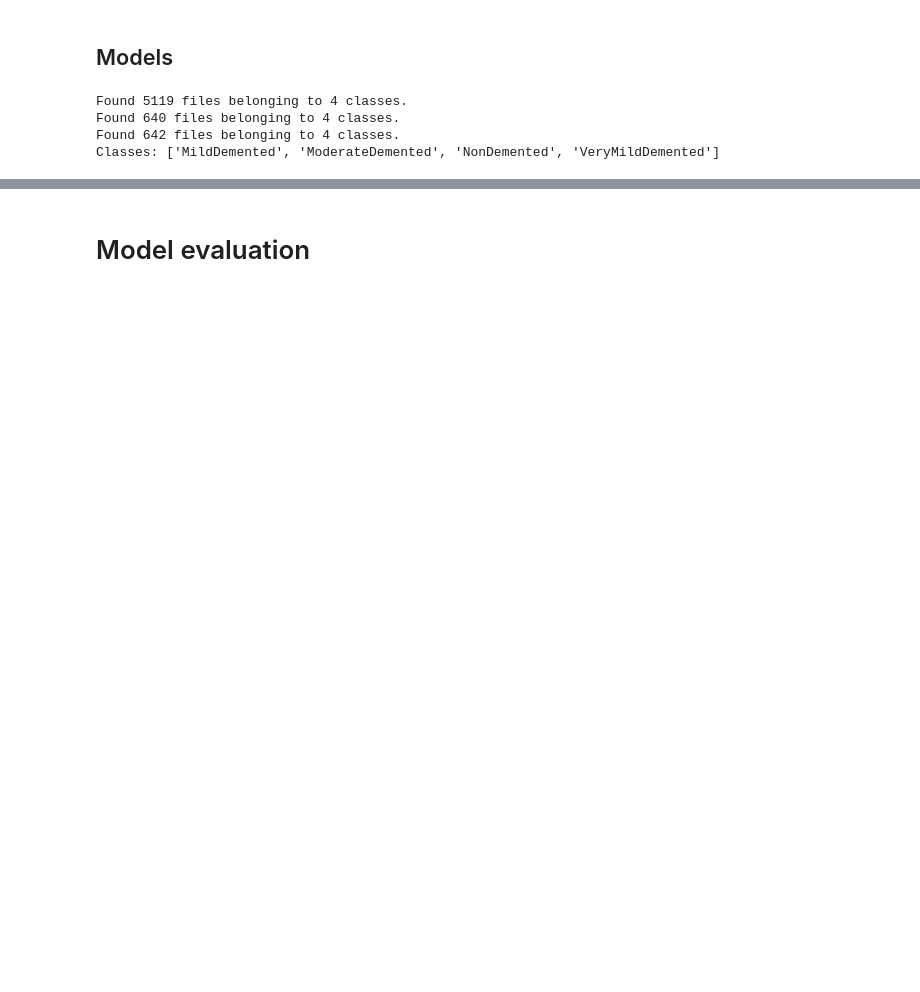
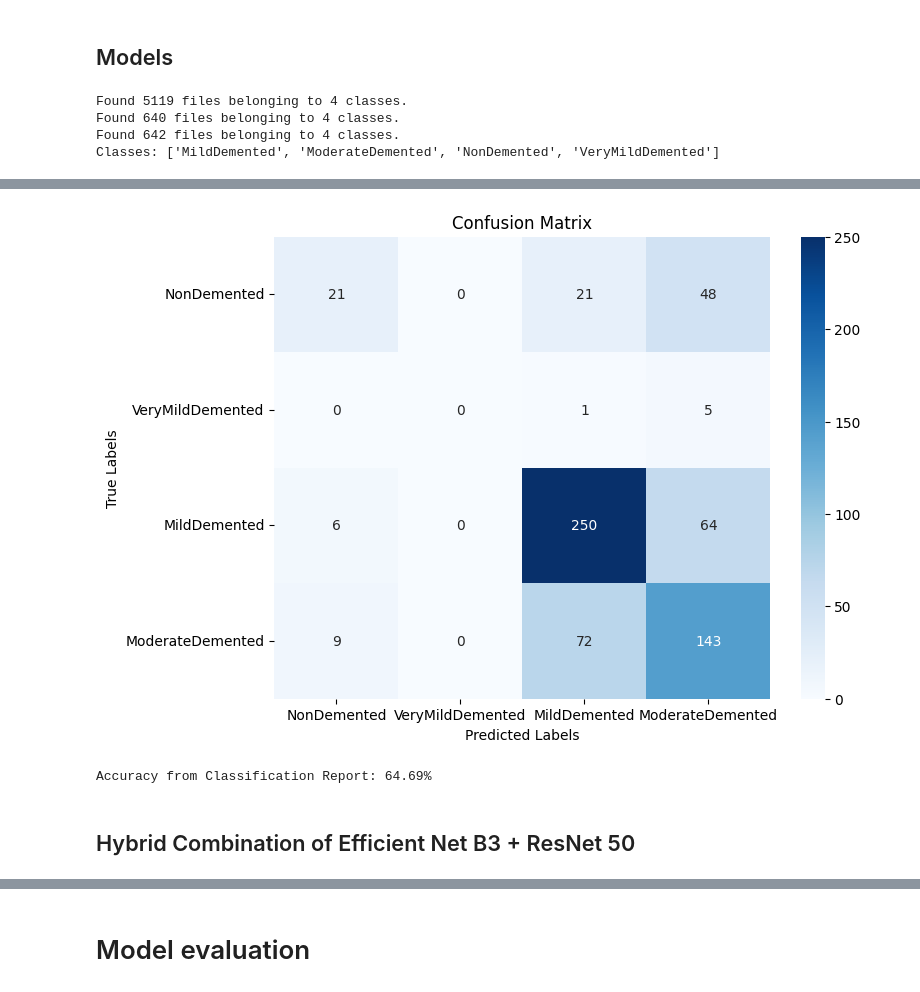
Before and after one commit to OluwatobaAdeoye/EARLY-STAGE-PREDICTION-OF-ALZHEMIER-S-DISEASE-USING-DEEP-LEARNING-ON-STRUCTURAL-MRI-DATA, a Jupyter notebook: Alzheimer_Project_(code).ipynb, the cells around one changed output, grey strips where cells are left out. Cells and saved outputs as stored; diff of their text form; code cells hidden in the pictures; blank space fills up the shorter version.

```diff
--- a/Alzheimer_Project_(code).ipynb
+++ b/Alzheimer_Project_(code).ipynb
@@ -587,0 +643,52 @@ Epoch 10/10
+# %%
+import tensorflow as tf
+from tensorflow.keras.preprocessing import image_dataset_from_directory  # Import the function
+
+# Class names based on your dataset (as you provided)
+class_names = ['NonDemented', 'VeryMildDemented', 'MildDemented', 'ModerateDemented']
+
+# **Define test_dir here (replace with your actual test directory path)**
+test_dir = '/content/drive/MyDrive/Alzheimer_dataset/dir_split/test'
+
+# Reset test_data generator to ensure we start from the beginning
+test_data = image_dataset_from_directory(test_dir, batch_size=32, image_size=(150, 150),
+                                         label_mode='categorical', shuffle=False, seed=42)
+
+# Get the true labels and predicted labels
+true_labels = []
+predicted_labels = []
+
+# Iterate over the test dataset
+for image_batch, label_batch in test_data:
+    # Predict class labels for the image batch
+    predictions = model1.predict(image_batch)
+
+    # Get the predicted class label (highest probability)
+    predicted_classes = np.argmax(predictions, axis=1)
+
+    # Get the true class label (index of the class)
+    true_classes = np.argmax(label_batch, axis=1)
+
+    # Store the true and predicted labels
+    true_labels.extend(true_classes)
+    predicted_labels.extend(predicted_classes)
+
+# Classification Report
+print("Classification Report:")
+print(classification_report(true_labels, predicted_labels, target_names=class_names))
+
+# Confusion Matrix
+conf_matrix = confusion_matrix(true_labels, predicted_labels)
+
+# Plot the confusion matrix using Seaborn
+plt.figure(figsize=(8, 6))
+sns.heatmap(conf_matrix, annot=True, fmt='g', cmap='Blues', xticklabels=class_names, yticklabels=class_names)
+plt.title("Confusion Matrix")
+plt.xlabel("Predicted Labels")
+plt.ylabel("True Labels")
+plt.show()
+
+# Optionally, print accuracy to compare with the previously obtained accuracy
+accuracy = np.sum(np.array(true_labels) == np.array(predicted_labels)) / len(true_labels)
+print(f"Accuracy from Classification Report: {accuracy * 100:.2f}%")
+# %% [output]
@@ -587,0 +712,4 @@ Epoch 10/10
+[figure, added]
+Accuracy from Classification Report: 64.69%
+# %% [markdown]
+## Hybrid Combination of Efficient Net B3 + ResNet 50
```
Also changed, not shown: parts of 47 cells of this notebook.
